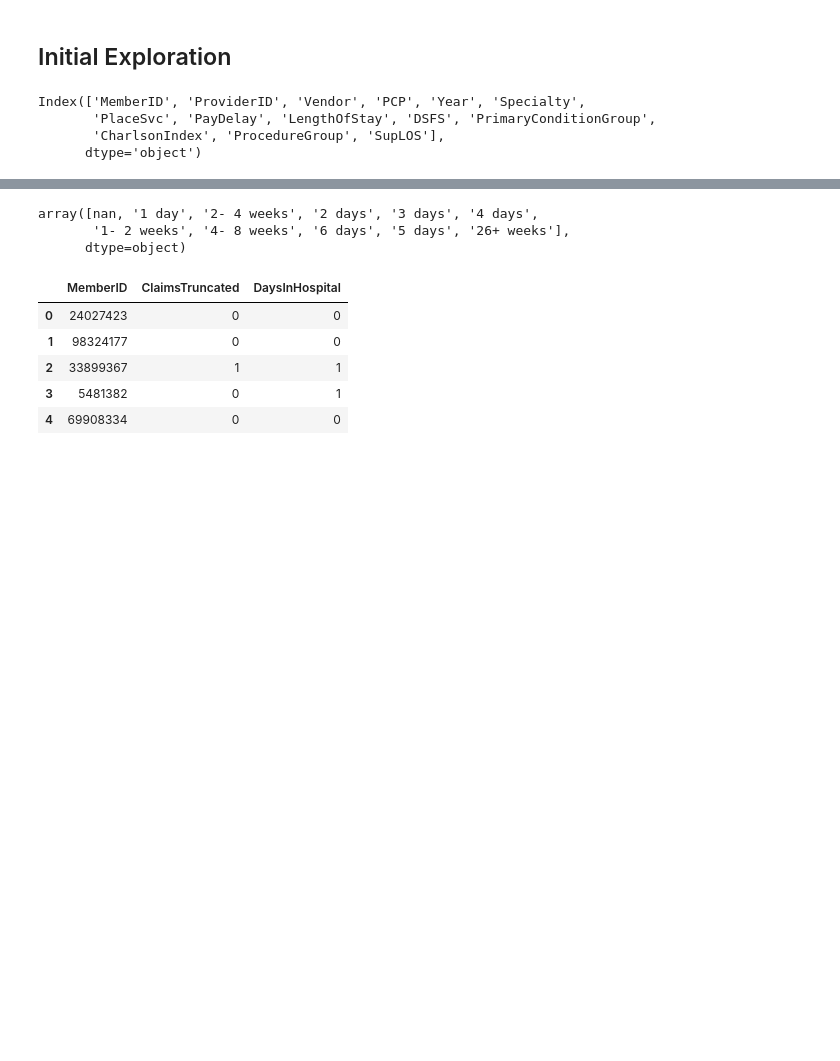
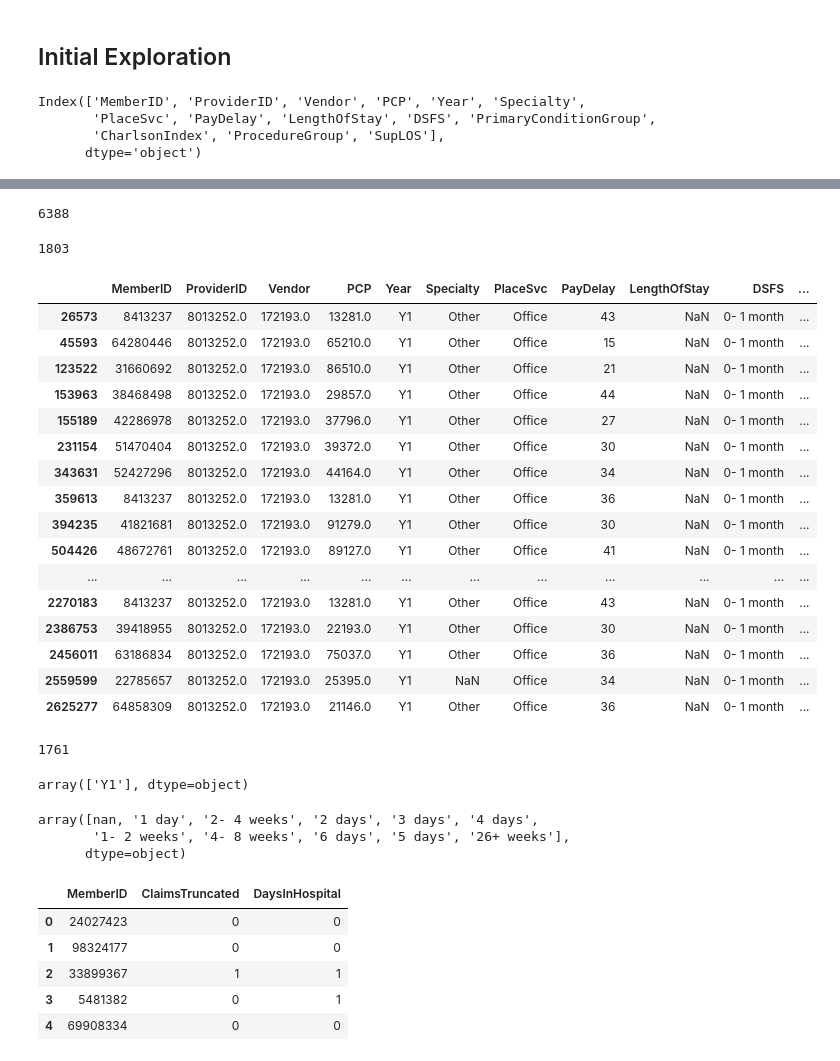
Before and after one commit to JadenLing/Heritage-Health-Prize, a Jupyter notebook: notebooks/initial_exploration.ipynb, the cells around one changed output, grey strips where cells are left out. Cells and saved outputs as stored; diff of their text form; code cells hidden in the pictures; blank space fills up the shorter version.

```diff
--- a/notebooks/initial_exploration.ipynb
+++ b/notebooks/initial_exploration.ipynb
@@ -34,0 +51,32 @@ claims_df.head()
+# %%
+len(claims_df["Vendor"].unique())
+# %% [output]
+6388
+# %%
+len(claims_df.loc[claims_df["ProviderID"] == 8013252.0])
+# %% [output]
+1803
+# %%
+claims_df.loc[(claims_df["ProviderID"] == 8013252.0) & (claims_df["Specialty"] != "Surgery")]
+# %% [output]
+|  | MemberID | ProviderID | Vendor | PCP | Year | Specialty | PlaceSvc | PayDelay | LengthOfStay | DSFS | ... |
+| 26573 | 8413237 | 8013252.0 | 172193.0 | 13281.0 | Y1 | Other | Office | 43 | NaN | 0- 1 month | ... |
+| 45593 | 64280446 | 8013252.0 | 172193.0 | 65210.0 | Y1 | Other | Office | 15 | NaN | 0- 1 month | ... |
+| 123522 | 31660692 | 8013252.0 | 172193.0 | 86510.0 | Y1 | Other | Office | 21 | NaN | 0- 1 month | ... |
+| 153963 | 38468498 | 8013252.0 | 172193.0 | 29857.0 | Y1 | Other | Office | 44 | NaN | 0- 1 month | ... |
+| 155189 | 42286978 | 8013252.0 | 172193.0 | 37796.0 | Y1 | Other | Office | 27 | NaN | 0- 1 month | ... |
+| 231154 | 51470404 | 8013252.0 | 172193.0 | 39372.0 | Y1 | Other | Office | 30 | NaN | 0- 1 month | ... |
+| 343631 | 52427296 | 8013252.0 | 172193.0 | 44164.0 | Y1 | Other | Office | 34 | NaN | 0- 1 month | ... |
+| 359613 | 8413237 | 8013252.0 | 172193.0 | 13281.0 | Y1 | Other | Office | 36 | NaN | 0- 1 month | ... |
+| 394235 | 41821681 | 8013252.0 | 172193.0 | 91279.0 | Y1 | Other | Office | 30 | NaN | 0- 1 month | ... |
+| 504426 | 48672761 | 8013252.0 | 172193.0 | 89127.0 | Y1 | Other | Office | 41 | NaN | 0- 1 month | ... |
+| ... | ... | ... | ... | ... | ... | ... | ... | ... | ... | ... | ... |
+| 2270183 | 8413237 | 8013252.0 | 172193.0 | 13281.0 | Y1 | Other | Office | 43 | NaN | 0- 1 month | ... |
+| 2386753 | 39418955 | 8013252.0 | 172193.0 | 22193.0 | Y1 | Other | Office | 30 | NaN | 0- 1 month | ... |
+| 2456011 | 63186834 | 8013252.0 | 172193.0 | 75037.0 | Y1 | Other | Office | 36 | NaN | 0- 1 month | ... |
+| 2559599 | 22785657 | 8013252.0 | 172193.0 | 25395.0 | Y1 | NaN | Office | 34 | NaN | 0- 1 month | ... |
+| 2625277 | 64858309 | 8013252.0 | 172193.0 | 21146.0 | Y1 | Other | Office | 36 | NaN | 0- 1 month | ... |
+# %%
+len(claims_df.loc[(claims_df["ProviderID"] == 8013252.0) & (claims_df["Specialty"] == "Surgery")])
+# %% [output]
+1761
@@ -35,3 +87,7 @@ claims_df.head()
+# %%
+claims_Y1["Year"].unique()
+# %% [output]
+array(['Y1'], dtype=object)
 # %%
 claims_df["LengthOfStay"].unique()
 # %% [output]
```
Also changed, not shown: parts of 19 cells of this notebook, 1 other file.
